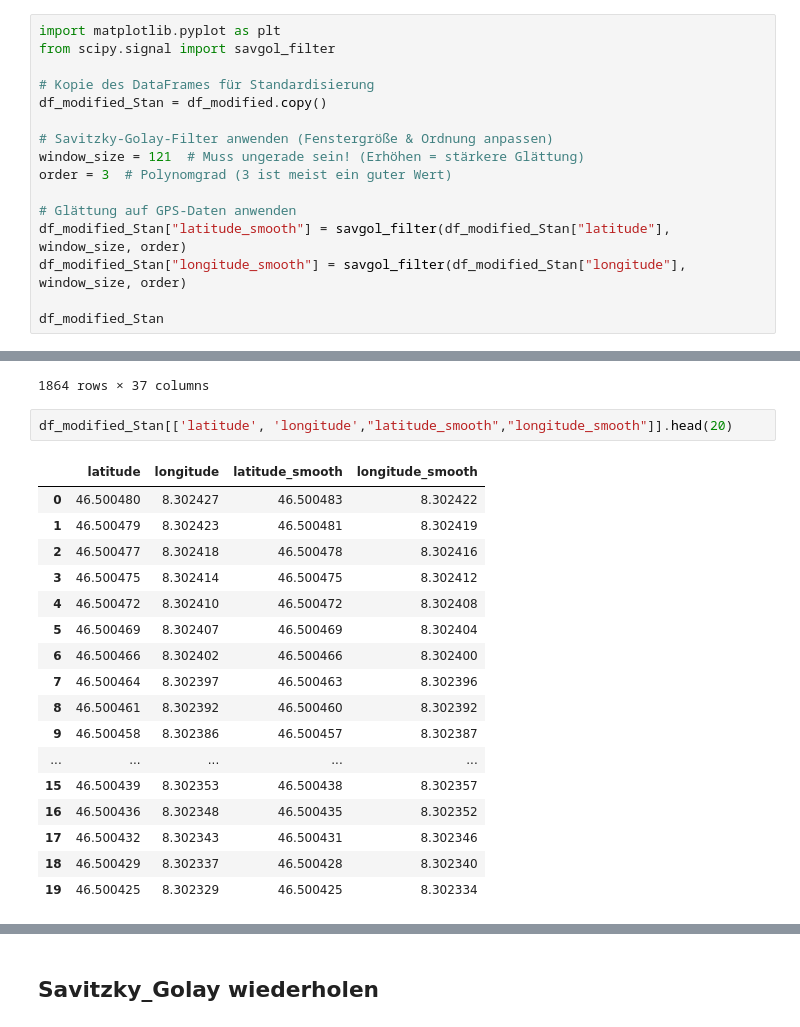
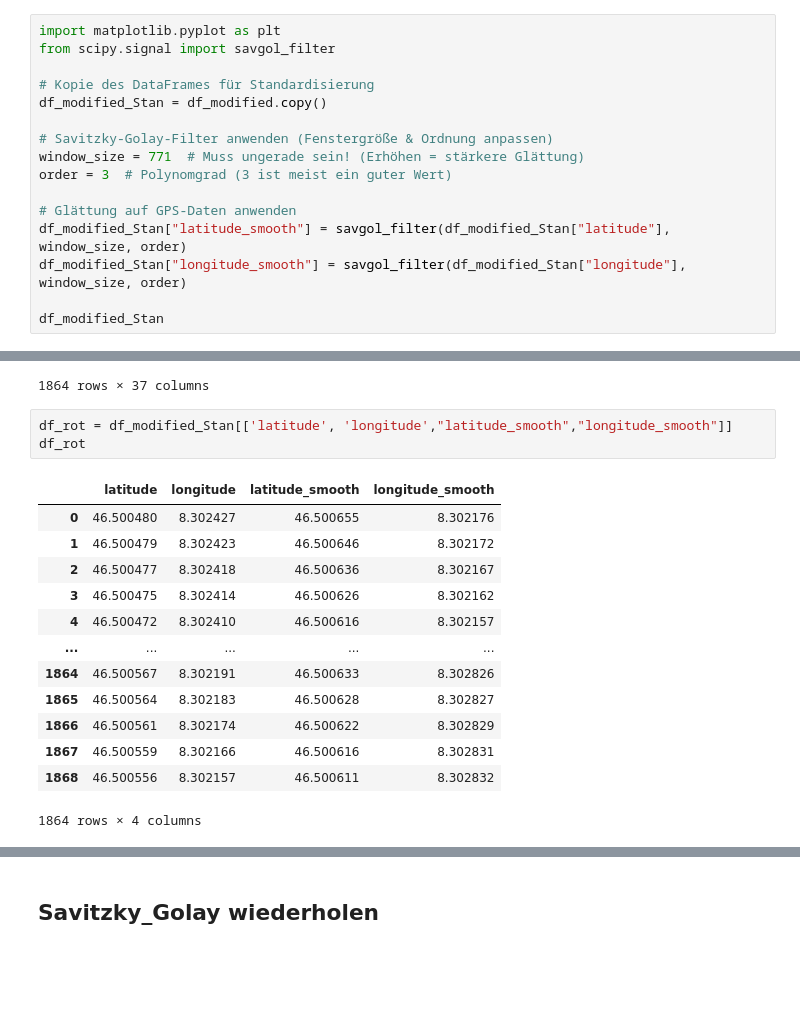
Before and after one commit to Louisfhgr/Dash.py, a Jupyter notebook: Vorwärtsbewegung_standartisieren.ipynb, the cells around one changed output, grey strips where cells are left out. Drawn from its saved outputs; the diff is of its cells as text; blank space fills up the shorter version.

```diff
--- a/Vorwärtsbewegung_standartisieren.ipynb
+++ b/Vorwärtsbewegung_standartisieren.ipynb
@@ -428,7 +441,7 @@ from scipy.signal import savgol_filter
 df_modified_Stan = df_modified.copy()
 
 # Savitzky-Golay-Filter anwenden (Fenstergröße & Ordnung anpassen)
-window_size = 121  # Muss ungerade sein! (Erhöhen = stärkere Glättung)
+window_size = 771  # Muss ungerade sein! (Erhöhen = stärkere Glättung)
 order = 3  # Polynomgrad (3 ist meist ein guter Wert)
 
 # Glättung auf GPS-Daten anwenden
@@ -509,22 +532,19 @@ df_modified_Stan
 | 1868 | 46.500556 | 8.302157 | 1353.543 | 26.2 | 20240127T120538200000 | XC | 11783 | 12:05:38.2 | ... |
 1864 rows × 37 columns
 # %%
-df_modified_Stan[['latitude', 'longitude',"latitude_smooth","longitude_smooth"]].head(20)
+df_rot = df_modified_Stan[['latitude', 'longitude',"latitude_smooth","longitude_smooth"]]
+df_rot
 # %% [output]
 |  | latitude | longitude | latitude_smooth | longitude_smooth |
-| 0 | 46.500480 | 8.302427 | 46.500483 | 8.302422 |
-| 1 | 46.500479 | 8.302423 | 46.500481 | 8.302419 |
-| 2 | 46.500477 | 8.302418 | 46.500478 | 8.302416 |
-| 3 | 46.500475 | 8.302414 | 46.500475 | 8.302412 |
-| 4 | 46.500472 | 8.302410 | 46.500472 | 8.302408 |
-| 5 | 46.500469 | 8.302407 | 46.500469 | 8.302404 |
-| 6 | 46.500466 | 8.302402 | 46.500466 | 8.302400 |
-| 7 | 46.500464 | 8.302397 | 46.500463 | 8.302396 |
-| 8 | 46.500461 | 8.302392 | 46.500460 | 8.302392 |
-| 9 | 46.500458 | 8.302386 | 46.500457 | 8.302387 |
+| 0 | 46.500480 | 8.302427 | 46.500655 | 8.302176 |
+| 1 | 46.500479 | 8.302423 | 46.500646 | 8.302172 |
+| 2 | 46.500477 | 8.302418 | 46.500636 | 8.302167 |
+| 3 | 46.500475 | 8.302414 | 46.500626 | 8.302162 |
+| 4 | 46.500472 | 8.302410 | 46.500616 | 8.302157 |
 | ... | ... | ... | ... | ... |
-| 15 | 46.500439 | 8.302353 | 46.500438 | 8.302357 |
-| 16 | 46.500436 | 8.302348 | 46.500435 | 8.302352 |
-| 17 | 46.500432 | 8.302343 | 46.500431 | 8.302346 |
-| 18 | 46.500429 | 8.302337 | 46.500428 | 8.302340 |
-| 19 | 46.500425 | 8.302329 | 46.500425 | 8.302334 |
+| 1864 | 46.500567 | 8.302191 | 46.500633 | 8.302826 |
+| 1865 | 46.500564 | 8.302183 | 46.500628 | 8.302827 |
+| 1866 | 46.500561 | 8.302174 | 46.500622 | 8.302829 |
+| 1867 | 46.500559 | 8.302166 | 46.500616 | 8.302831 |
+| 1868 | 46.500556 | 8.302157 | 46.500611 | 8.302832 |
+1864 rows × 4 columns
```
Also changed, not shown: parts of 15 cells of this notebook.
